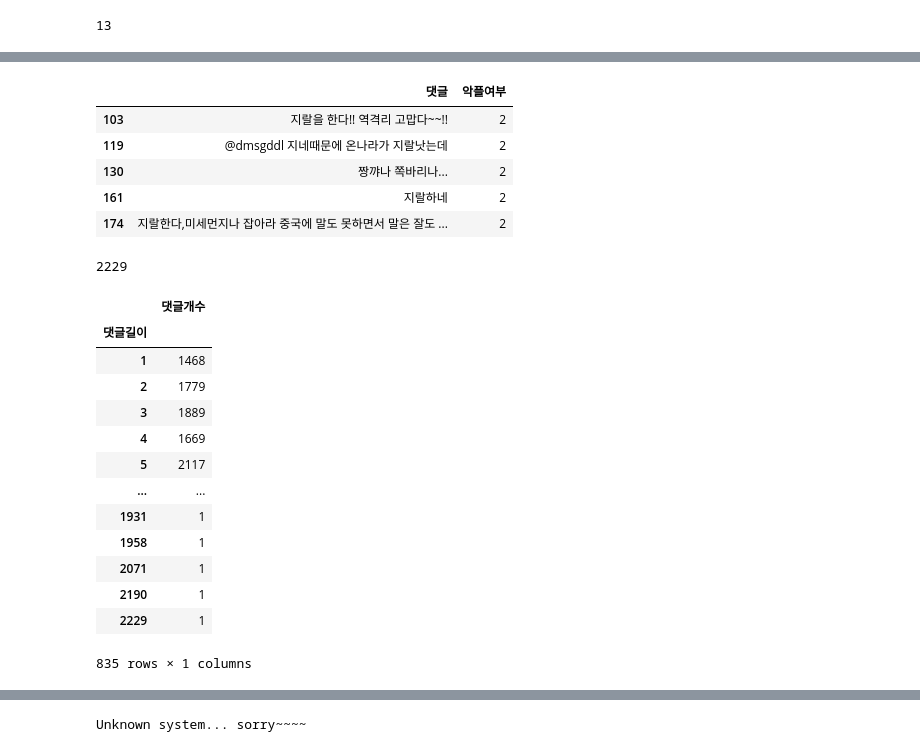
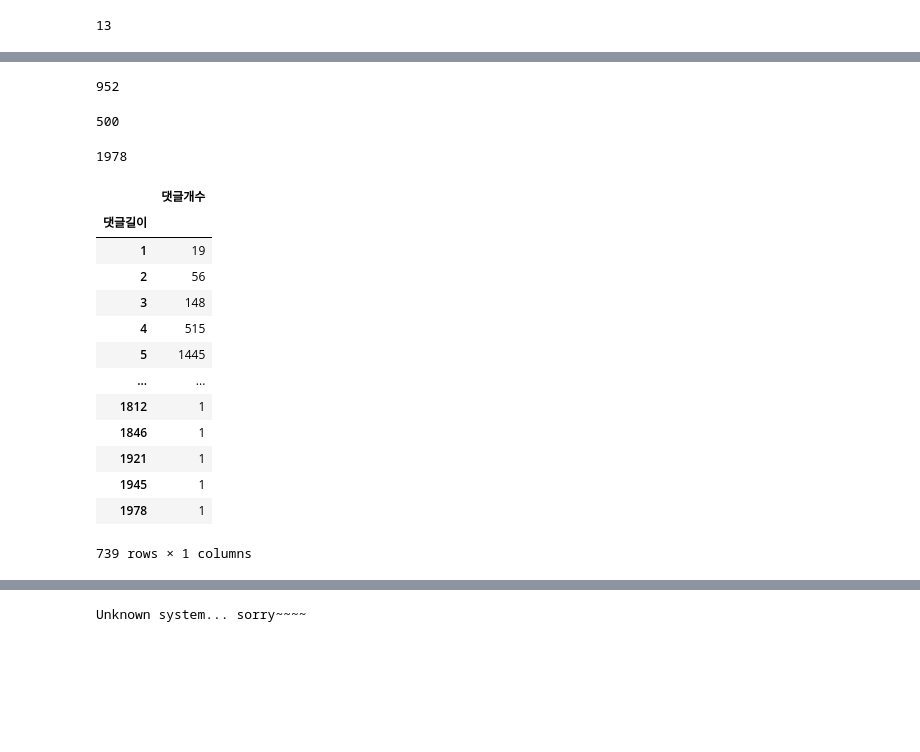
Before and after one commit to gabychoi/MultimediaJournalism, a Jupyter notebook: EDA.ipynb, the cells around one changed output, grey strips where cells are left out. Drawn from its saved outputs; the diff is of its cells as text; code cells hidden in the pictures; blank space fills up the shorter version.

```diff
--- a/EDA.ipynb
+++ b/EDA.ipynb
@@ -81,5 +107,3 @@ Name: 댓글, Length: 118999, dtype: object
-# %%
-preprocessing_df = preprocessing_df.loc[preprocessing_df['댓글'].notnull(), ]
 # %%
 for col in tqdm_notebook(range(filter_word_df.shape[1])):
     word_list = list(filter_word_df.iloc[:, col])[0].split(', ')
@@ -89,0 +127,7 @@ for col in tqdm_notebook(range(filter_word_df.shape[1])):
+# %%
+# 악플 필터링된 개수 확인
+preprocessing_df.fillna(0,  inplace=True)
+word_label = preprocessing_df.groupby(['악플여부']).size()
+word_label_df = pd.DataFrame(word_label)
+word_label_df.columns = ['개수']
+word_label_df.head()
@@ -89,0 +141,4 @@ for col in tqdm_notebook(range(filter_word_df.shape[1])):
+# %%
+# 댓글길이 컬럼 추가 및 최대길이 확인
+preprocessing_df['댓글길이'] = preprocessing_df['댓글'].apply(lambda x : len(str(x)))
+preprocessing_df['댓글길이'].max()
@@ -100,48 +261,48 @@ preprocessing_df.head()
-# %%
-bad_comment = preprocessing_df[preprocessing_df['악플여부'] == '2']
-bad_comment.head()
-# %% [output]
-|  | 댓글 | 악플여부 |
-| 103 | 지랄을 한다!! 역격리 고맙다~~!! | 2 |
-| 119 | @dmsgddl 지네때문에 온나라가 지랄낫는데 | 2 |
-| 130 | 짱꺄나 쪽바리나... | 2 |
-| 161 | 지랄하네 | 2 |
-| 174 | 지랄한다,미세먼지나 잡아라 중국에 말도 못하면서 말은 잘도 ... | 2 |
+# %%
+# 악플 데이터 길이 확인
+bad_comment['댓글길이'] = bad_comment['댓글'].apply(lambda x : len(str(x)))
+# %% [output]
+952
+# %%
+bad_len = bad_comment[bad_comment['댓글길이'] <= 500]
+bad_len['댓글길이'].max()
+# %% [output]
+500
 # %%
 # 댓글 길이 확인
-repl_data['댓글길이'] = repl_data['댓글'].apply(lambda x : len(str(x)))
+preprocessing_df['댓글길이'] = preprocessing_df['댓글'].apply(lambda x : len(str(x)))
 
-repl_data['댓글길이'].max()
+preprocessing_df['댓글길이'].max()
 # %% [output]
-2229
+1978
 # %%
 # 댓글길이 시각화
 
 import seaborn as sns
 import matplotlib.pyplot as plt
 # %%
-len_int = repl_data['댓글길이'].astype(int)
+len_int = preprocessing_df['댓글길이'].astype(int)
 len_sort = len_int.sort_values()
 sort_df = pd.DataFrame(len_sort)
 
 len_count = pd.DataFrame(sort_df.groupby(['댓글길이']).size())
 len_count.columns = ['댓글개수']
 len_count
 # %% [output]
 |  | 댓글개수 |
 | 댓글길이 |  |
-| 1 | 1468 |
-| 2 | 1779 |
-| 3 | 1889 |
-| 4 | 1669 |
-| 5 | 2117 |
+| 1 | 19 |
+| 2 | 56 |
+| 3 | 148 |
+| 4 | 515 |
+| 5 | 1445 |
 | ... | ... |
-| 1931 | 1 |
-| 1958 | 1 |
-| 2071 | 1 |
-| 2190 | 1 |
-| 2229 | 1 |
+| 1812 | 1 |
+| 1846 | 1 |
+| 1921 | 1 |
+| 1945 | 1 |
+| 1978 | 1 |
-835 rows × 1 columns
+739 rows × 1 columns
 # %%
 len_count.reset_index(level=0, inplace=True)
 # %%
```
Also changed, not shown: parts of 50 cells of this notebook.
